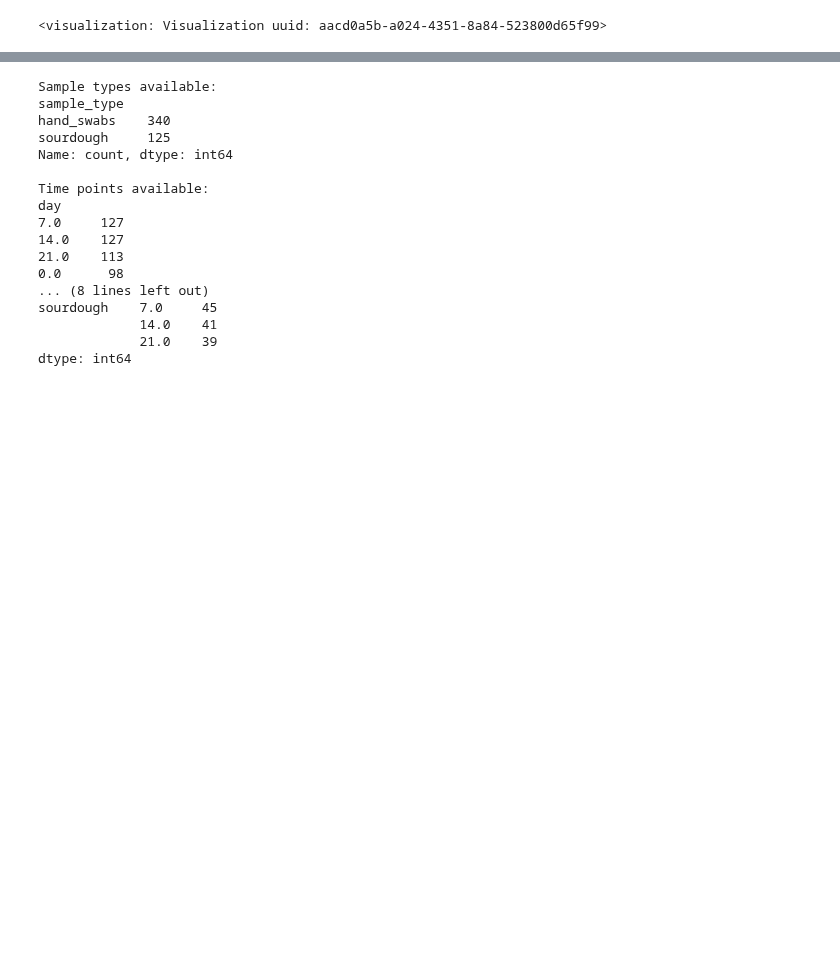
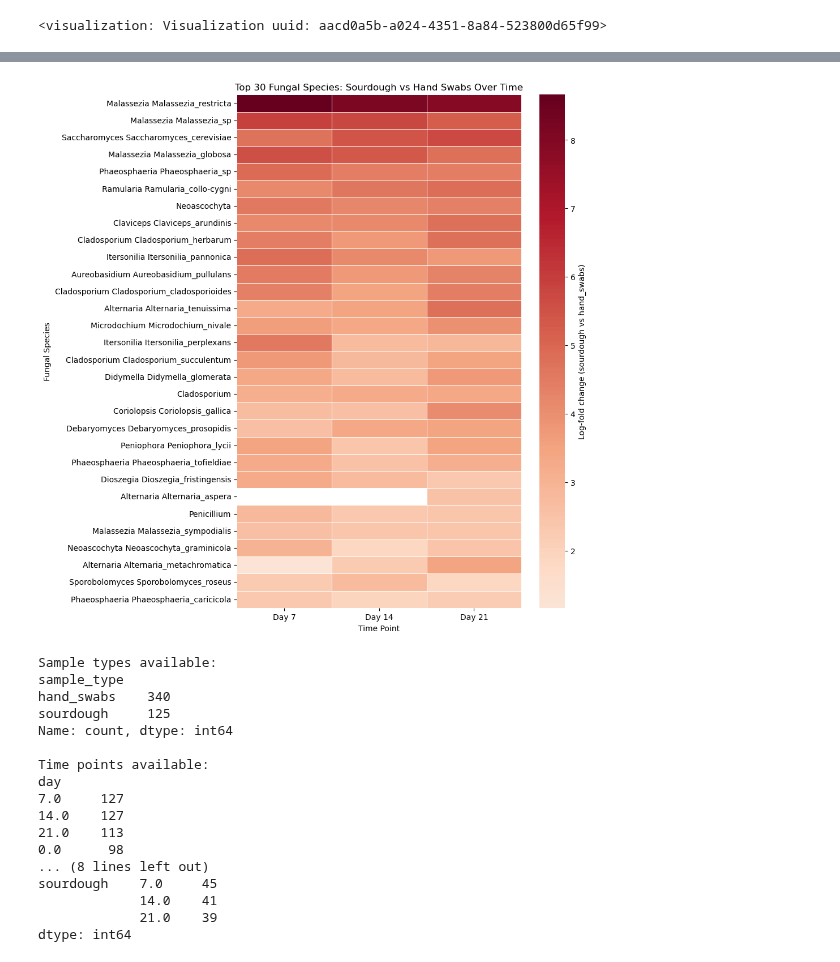
Before and after one commit to ninaaa-a/FermentYOU, a Jupyter notebook: Differential abundance.ipynb, the cells around one changed output, grey strips where cells are left out. Drawn from its saved outputs; the diff is of its cells as text; code cells hidden in the pictures; blank space fills up the shorter version.

```diff
--- a/Differential abundance.ipynb
+++ b/Differential abundance.ipynb
@@ -626,0 +603,19 @@ Visualization.load(f"Data/abundance/ancombc_hand_dough_barplot.qzv")
+# %%
+import os
+
+# Export each time point's results
+days = [0, 7, 14, 21]
+
+for day in days:
+    print(f"Exporting day {day} results...")
+
+    status = os.system(f"""qiime tools export \
+        --input-path {data_abundance}/ancombc_hand_vs_sourdough_l7_day{day}_differentials.qza \
+        --output-path {data_abundance}/exported_hand_vs_sourdough_l7_day{day}""")
+
+    if status != 0:
+        print(f"Error exporting day {day}")
+    else:
+        print(f"✓ Exported day {day}\n")
+
+print("All exports completed!")
@@ -627,3 +698,61 @@ Visualization.load(f"Data/abundance/ancombc_hand_dough_barplot.qzv")
+# %%
+# Create heatmap for hand_swabs vs sourdough
+heatmap_data = []
+for day, df in results_hand_vs_sourdough.items():
+    significant = df[df['q_val'] < 0.05].copy()
+    significant['day'] = f'Day {day}'
+
+    # Extract ONLY genus and species
+    def extract_genus_species(tax_string):
+        parts = tax_string.split(';')
+        genus = [p for p in parts if p.startswith('g__')]
+        species = [p for p in parts if p.startswith('s__')]
+
+        genus_name = genus[0].replace('g__', '').strip() if genus else ''
+        species_name = species[0].replace('s__', '').strip() if species else ''
+
+        if genus_name and species_name and species_name != '':
+            return f"{genus_name} {species_name}"
+        elif genus_name and genus_name != '':
+            return genus_name
+        else:
+            return None
+
+    significant['display_name'] = significant['id'].apply(extract_genus_species)
+    significant = significant[significant['display_name'].notna()]
+
+    heatmap_data.append(significant[['display_name', 'lfc', 'day']])
+
+combined = pd.concat(heatmap_data, ignore_index=True)
+
+# Filter for top taxa by absolute log-fold change
+top_n = 30  # Adjust this number as needed
+mean_abs_lfc = combined.groupby('display_name')['lfc'].apply(lambda x: abs(x).mean())
+top_taxa = mean_abs_lfc.nlargest(top_n).index
+combined_filtered = combined[combined['display_name'].isin(top_taxa)]
+
+heatmap_matrix = combined_filtered.pivot(index='display_name', columns='day', values='lfc')
+
+# Sort columns by day order (exclude Day 0 since it doesn't exist)
+day_order = ['Day 7', 'Day 14', 'Day 21']
+heatmap_matrix = heatmap_matrix.reindex(columns=day_order)
+
+# Sort rows by hierarchical clustering or by mean LFC
+row_order = heatmap_matrix.mean(axis=1).sort_values(ascending=False).index
+heatmap_matrix = heatmap_matrix.reindex(row_order)
+
+# Create heatmap with larger figure
+plt.figure(figsize=(10, 10))
+sns.heatmap(heatmap_matrix, cmap='RdBu_r', center=0,
+            cbar_kws={'label': 'Log-fold change (sourdough vs hand_swabs)'},
+            linewidths=0.5, yticklabels=True)
+plt.title(f'Top {top_n} Fungal Species: Sourdough vs Hand Swabs Over Time')
+plt.xlabel('Time Point')
+plt.ylabel('Fungal Species')
+plt.tight_layout()
+plt.show()
+# %% [output]
+[figure, added]
 # %%
 # Load your metadata to see sample types
 metadata = pd.read_csv(f"{data_raw}/md_time.tsv", sep='\t')
```
Also changed, not shown: parts of 16 cells of this notebook.
